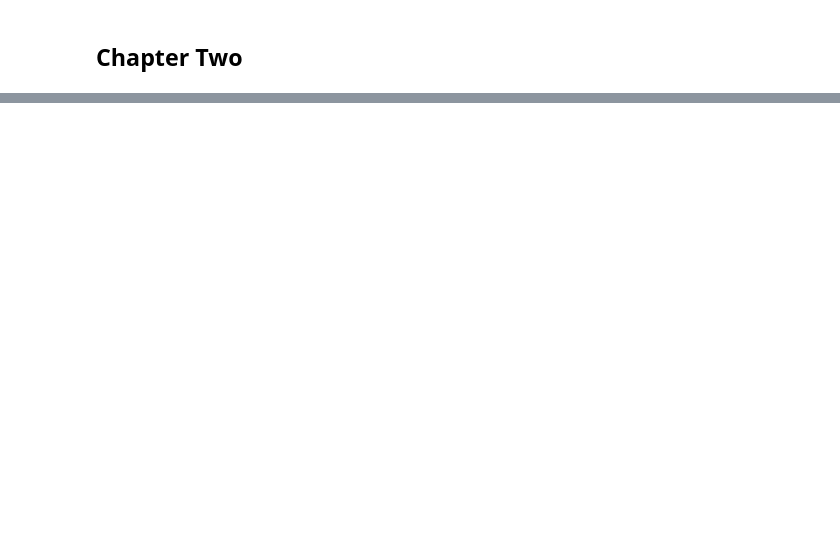
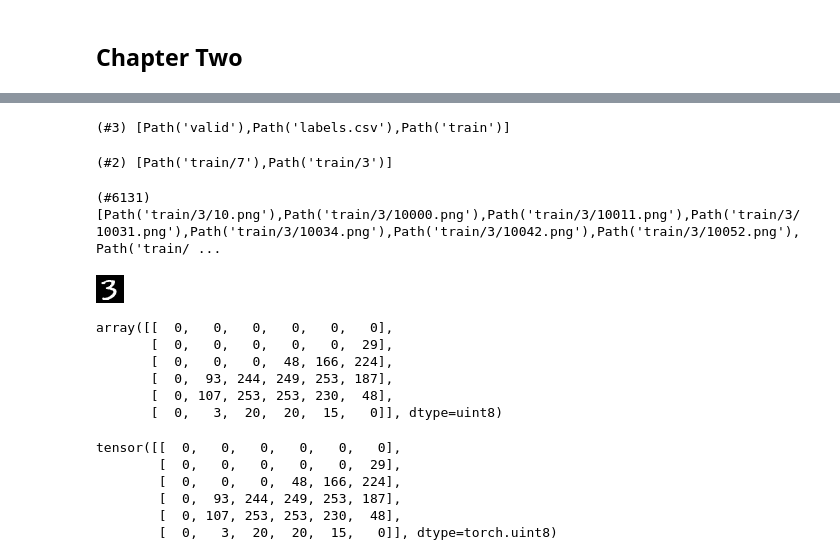
Before and after one commit to huli/fast-ai-course, a Jupyter notebook: chapters/chapter-03.ipynb, the cells around one changed output, grey strips where cells are left out. Cells and saved outputs as stored; diff of their text form; code cells hidden in the pictures; blank space fills up the shorter version.

```diff
--- a/chapters/chapter-03.ipynb
+++ b/chapters/chapter-03.ipynb
@@ -6,0 +7,3 @@ ModuleNotFoundError: No module named 'torch'
+# %%
+# downloading and unpacking the files
+path = untar_data(URLs.MNIST_SAMPLE)
@@ -6,0 +15,42 @@ ModuleNotFoundError: No module named 'torch'
+# %%
+path.ls()
+# %% [output]
+(#3) [Path('valid'),Path('labels.csv'),Path('train')]
+# %%
+# inspect the mnist dataset
+(path/'train').ls()
+# %% [output]
+(#2) [Path('train/7'),Path('train/3')]
+# %%
+# load the files
+threes = (path/'train'/'3').ls().sorted()
+sevens = (path/'train'/'7').ls().sorted()
+threes
+# %% [output]
+(#6131) [Path('train/3/10.png'),Path('train/3/10000.png'),Path('train/3/10011.png'),Path('train/3/10031.png'),Path('train/3/10034.png'),Path('train/3/10042.png'),Path('train/3/10052.png'),Path('train/ ...
+# %%
+# inspect one image
+img3_path = threes[1]
+img3 = Image.open(img3_path)
+img3
+# %% [output]
+[figure, added]
+# %%
+array(img3)[4:10,4:10]
+# %% [output]
+array([[  0,   0,   0,   0,   0,   0],
+       [  0,   0,   0,   0,   0,  29],
+       [  0,   0,   0,  48, 166, 224],
+       [  0,  93, 244, 249, 253, 187],
+       [  0, 107, 253, 253, 230,  48],
+       [  0,   3,  20,  20,  15,   0]], dtype=uint8)
+# %%
+# doing the same with a tensor
+tensor(img3)[4:10, 4:10]
+# %% [output]
+tensor([[  0,   0,   0,   0,   0,   0],
+        [  0,   0,   0,   0,   0,  29],
+        [  0,   0,   0,  48, 166, 224],
+        [  0,  93, 244, 249, 253, 187],
+        [  0, 107, 253, 253, 230,  48],
+        [  0,   3,  20,  20,  15,   0]], dtype=torch.uint8)
```
Also changed, not shown: parts of 35 cells of this notebook.
